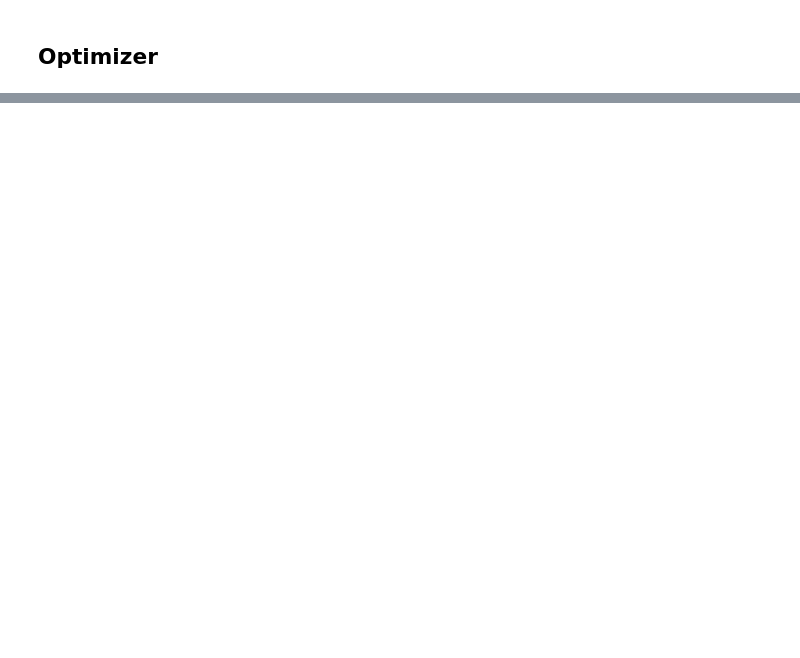
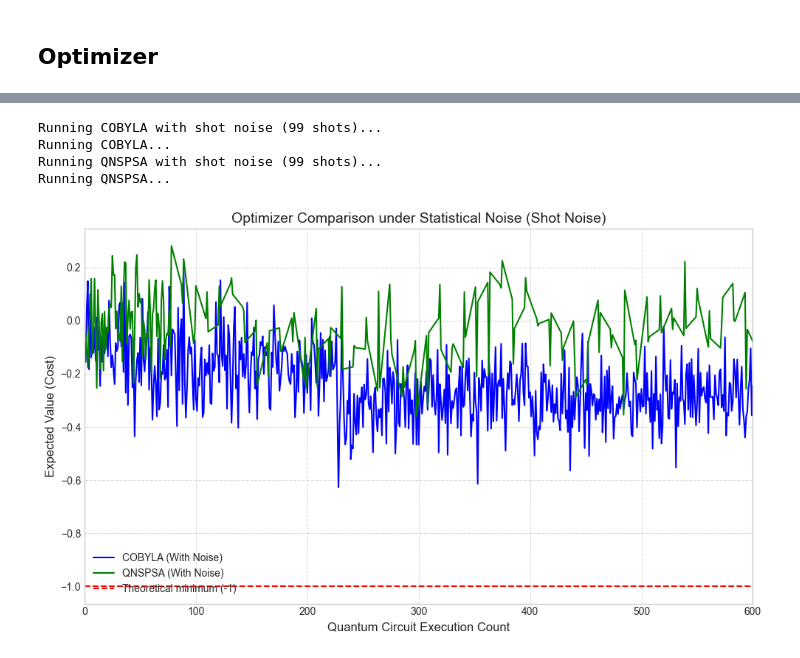
Before and after one commit to sdlt2003/barren-plateaus-in-qnns, a Jupyter notebook: assets/code/QNSPSA-vs-COBYLA.ipynb, the cells around one changed output, grey strips where cells are left out. Drawn from its saved outputs; the diff is of its cells as text; code cells hidden in the pictures; blank space fills up the shorter version.

```diff
--- a/assets/code/QNSPSA-vs-COBYLA.ipynb
+++ b/assets/code/QNSPSA-vs-COBYLA.ipynb
@@ -377,0 +287,76 @@ Ejecutando QNSPSA con ruido estadístico (99 shots)...
+# %%
+# Shot noise (12 qubits)
+# Global imports are already loaded in the configuration section.
+from qiskit_aer.primitives import EstimatorV2
+
+# 1. Shot-noise system setup
+n_qubits = 12
+layers = 8
+ansatz = EfficientSU2(num_qubits=n_qubits, reps=layers, entanglement='linear')
+observable = SparsePauliOp.from_list([("I" * (n_qubits - 1) + "Z", 1)])
+num_params = ansatz.num_parameters
+
+# Decomposed circuit for this section
+ansatz_decomposed = ansatz.decompose()
+
+# Precision -> approximate shot budget
+target_precision = 0.1
+num_shots = int(1 / (target_precision ** 2))
+
+# Noisy estimator configuration
+estimator = EstimatorV2(options={"default_precision": target_precision})
+
+# Shared initialization
+np.random.seed(42)
+p0 = np.random.uniform(-np.pi, np.pi, num_params)
+
+# 2. Shared containers and counters
+history, counts = init_trackers("cobyla", "qnspsa")
+
+objective_cobyla = make_objective(
+    "cobyla",
+    counts=counts,
+    history=history,
+    estimator=estimator,
+    ansatz=ansatz_decomposed,
+    observable=observable,
+)
+objective_qnspsa = make_objective(
+    "qnspsa",
+    counts=counts,
+    history=history,
+    estimator=estimator,
+    ansatz=ansatz_decomposed,
+    observable=observable,
+)
+fidelity = make_fidelity(counts=counts, key="qnspsa", circuit=ansatz_decomposed)
+
+# 3. Optimizer runs
+MAX_ITER = 600
+
+print(f"Running COBYLA with shot noise ({num_shots} shots)...")
+run_optimizer("cobyla", COBYLA(maxiter=MAX_ITER), objective_cobyla, p0)
+
+print(f"Running QNSPSA with shot noise ({num_shots} shots)...")
+run_optimizer("qnspsa", QNSPSA(fidelity=fidelity, maxiter=50), objective_qnspsa, p0)
+
+# 4. Convergence plot
+plt.figure(figsize=(10, 6))
+plt.plot(history["cobyla"]["evals"], history["cobyla"]["cost"], label="COBYLA (With Noise)", color="blue")
+plt.plot(history["qnspsa"]["evals"], history["qnspsa"]["cost"], label="QNSPSA (With Noise)", color="green")
+
+plt.axhline(y=-1.0, color="r", linestyle="--", label="Theoretical minimum (-1)")
+plt.title("Optimizer Comparison under Statistical Noise (Shot Noise)", fontsize=14)
+plt.xlabel("Quantum Circuit Execution Count", fontsize=12)
+plt.ylabel("Expected Value (Cost)", fontsize=12)
+plt.xlim(0, MAX_ITER)
+plt.legend()
+plt.grid(True, linestyle="--", alpha=0.7)
+plt.tight_layout()
+plt.show()
+# %% [output]
+Running COBYLA with shot noise (99 shots)...
+Running COBYLA...
+Running QNSPSA with shot noise (99 shots)...
+Running QNSPSA...
+[figure, added]
```
Also changed, not shown: parts of 14 cells of this notebook, 5 other files.
